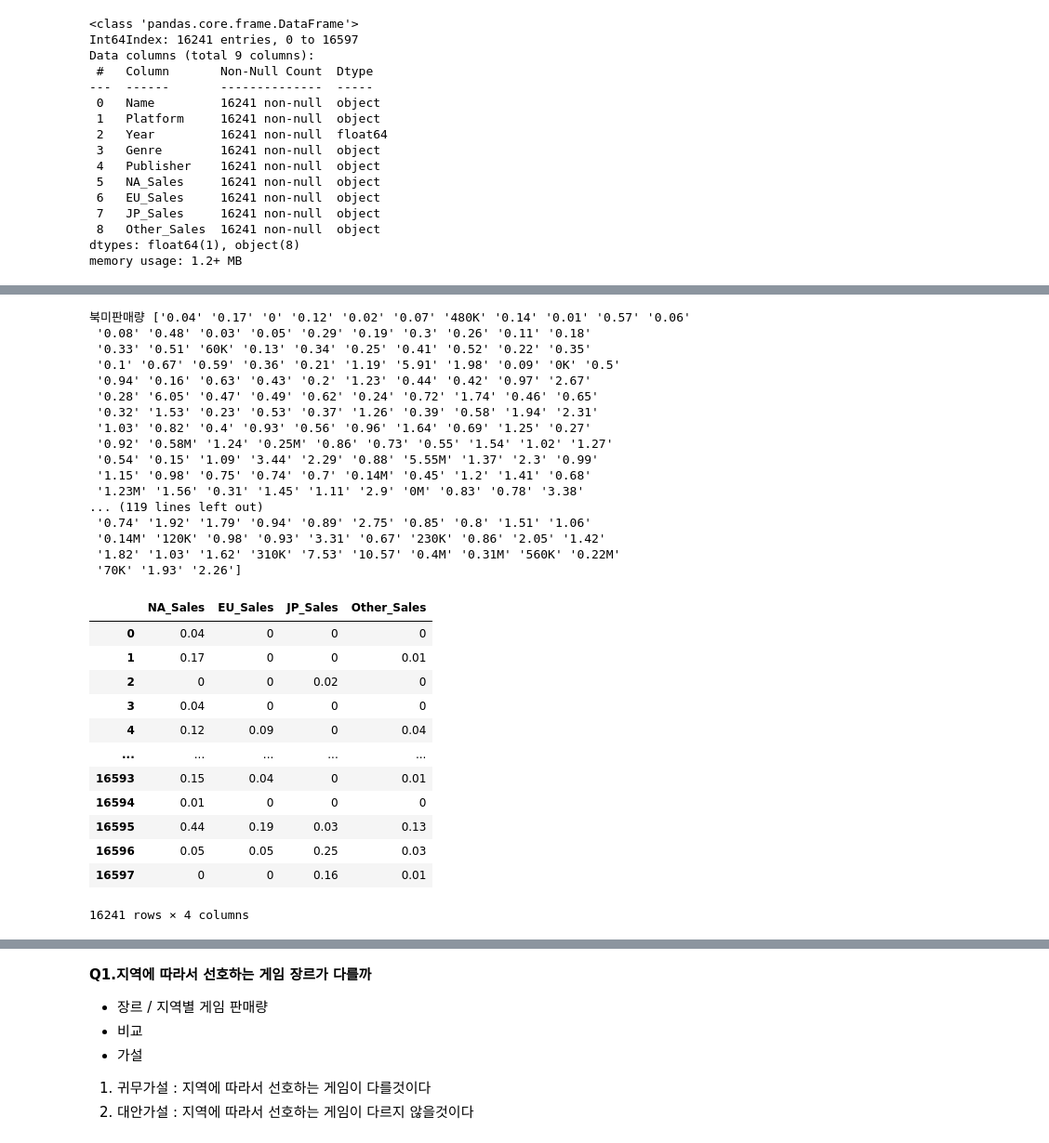
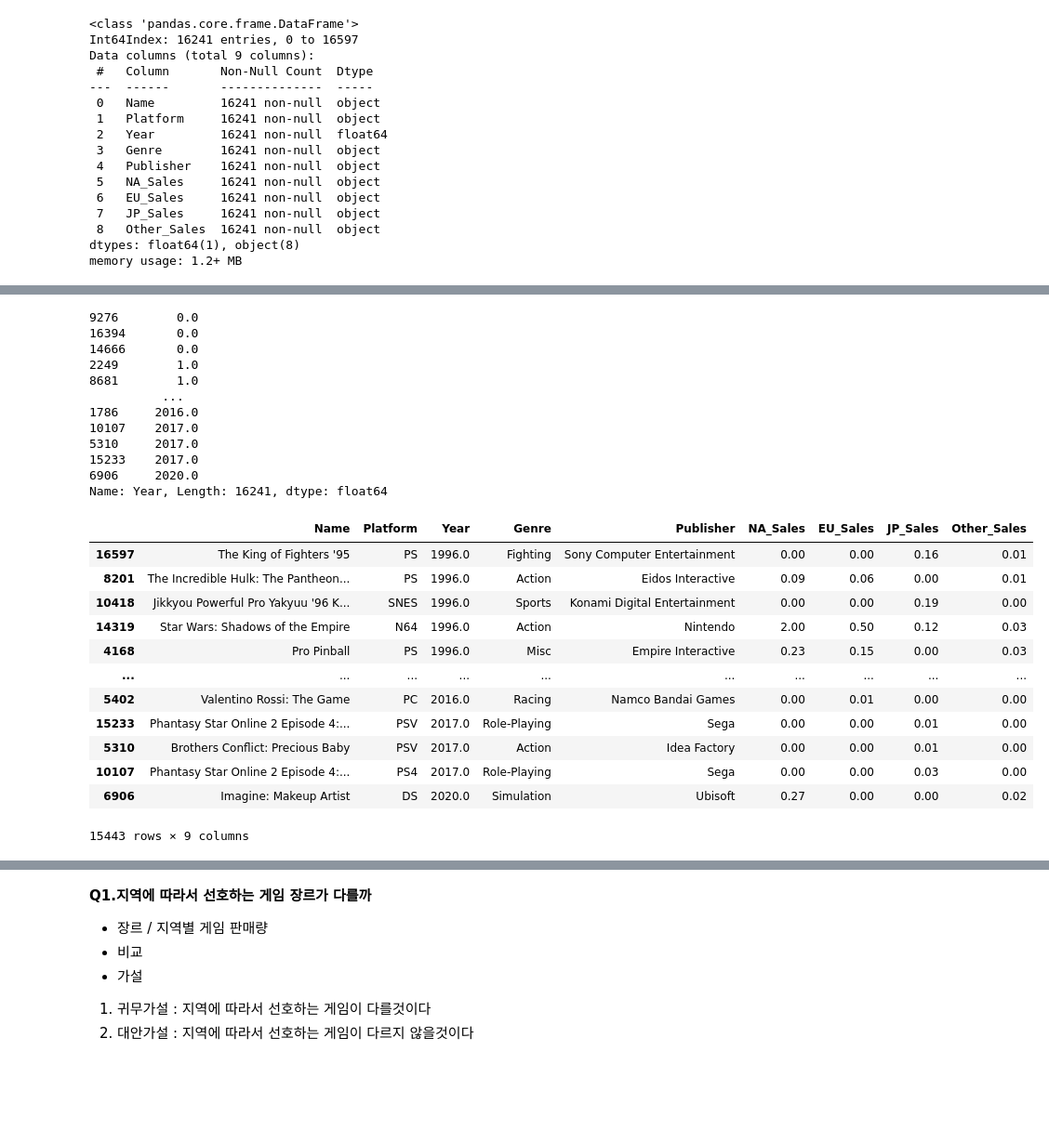
Before and after one commit to ixxxxuxo/project_01, a Jupyter notebook: AI_01_박상효_Section1.ipynb, the cells around one changed output, grey strips where cells are left out. Shown at 93% size. Drawn from its saved outputs; the diff is of its cells as text; code cells hidden in the pictures; blank space fills up the shorter version.

```diff
--- a/AI_01_박상효_Section1.ipynb
+++ b/AI_01_박상효_Section1.ipynb
@@ -116,41 +96,19 @@ Name: K_NA_Sales, Length: 16241, dtype: bool
-# %%
-#지역별 판매량에 이상치가 있는지 확인
-print('북미판매량',df['NA_Sales'].unique(),'\n')
-print('유럽판매량',df['EU_Sales'].unique(),'\n')
-print('일본판매량',df['JP_Sales'].unique(),'\n')
-print('기타판매량',df['Other_Sales'].unique(),'\n')
-# %% [output]
-북미판매량 ['0.04' '0.17' '0' '0.12' '0.02' '0.07' '480K' '0.14' '0.01' '0.57' '0.06'
- '0.08' '0.48' '0.03' '0.05' '0.29' '0.19' '0.3' '0.26' '0.11' '0.18'
- '0.33' '0.51' '60K' '0.13' '0.34' '0.25' '0.41' '0.52' '0.22' '0.35'
- '0.1' '0.67' '0.59' '0.36' '0.21' '1.19' '5.91' '1.98' '0.09' '0K' '0.5'
- '0.94' '0.16' '0.63' '0.43' '0.2' '1.23' '0.44' '0.42' '0.97' '2.67'
- '0.28' '6.05' '0.47' '0.49' '0.62' '0.24' '0.72' '1.74' '0.46' '0.65'
- '0.32' '1.53' '0.23' '0.53' '0.37' '1.26' '0.39' '0.58' '1.94' '2.31'
- '1.03' '0.82' '0.4' '0.93' '0.56' '0.96' '1.64' '0.69' '1.25' '0.27'
- '0.92' '0.58M' '1.24' '0.25M' '0.86' '0.73' '0.55' '1.54' '1.02' '1.27'
- '0.54' '0.15' '1.09' '3.44' '2.29' '0.88' '5.55M' '1.37' '2.3' '0.99'
- '1.15' '0.98' '0.75' '0.74' '0.7' '0.14M' '0.45' '1.2' '1.41' '0.68'
- '1.23M' '1.56' '0.31' '1.45' '1.11' '2.9' '0M' '0.83' '0.78' '3.38'
-... (119 lines left out)
- '0.74' '1.92' '1.79' '0.94' '0.89' '2.75' '0.85' '0.8' '1.51' '1.06'
- '0.14M' '120K' '0.98' '0.93' '3.31' '0.67' '230K' '0.86' '2.05' '1.42'
- '1.82' '1.03' '1.62' '310K' '7.53' '10.57' '0.4M' '0.31M' '560K' '0.22M'
- '70K' '1.93' '2.26']
 # %%
-total_sales = pd.DataFrame(data=df,columns=['NA_Sales','EU_Sales','JP_Sales','Other_Sales'])
-total_sales
+total_sales = pd.DataFrame(data=df,columns=['NA_Sales','EU_Sales','JP_Sales','Other_Sales','Year'])
+# print(total_sales['Year'])
+total_sales = total_sales.sort_values(by=['Year'],ascending=True)
+# unique = total_sales['Year'].value_counts()
+total_sales['Year']
 # %% [output]
-|  | NA_Sales | EU_Sales | JP_Sales | Other_Sales |
-| 0 | 0.04 | 0 | 0 | 0 |
-| 1 | 0.17 | 0 | 0 | 0.01 |
-| 2 | 0 | 0 | 0.02 | 0 |
-| 3 | 0.04 | 0 | 0 | 0 |
-| 4 | 0.12 | 0.09 | 0 | 0.04 |
-| ... | ... | ... | ... | ... |
-| 16593 | 0.15 | 0.04 | 0 | 0.01 |
-| 16594 | 0.01 | 0 | 0 | 0 |
-| 16595 | 0.44 | 0.19 | 0.03 | 0.13 |
-| 16596 | 0.05 | 0.05 | 0.25 | 0.03 |
-| 16597 | 0 | 0 | 0.16 | 0.01 |
-16241 rows × 4 columns
+9276        0.0
+16394       0.0
+14666       0.0
+2249        1.0
+8681        1.0
+          ...
+1786     2016.0
+10107    2017.0
+5310     2017.0
+15233    2017.0
+6906     2020.0
+Name: Year, Length: 16241, dtype: float64
@@ -162,0 +115,18 @@ drop_df = df.dropna('')
+# %%
+new_year = total_sales['Year'] > 1995.0
+year_sort = df[new_year].sort_values(by=['Year'],ascending=True)
+year_sort
+# %% [output]
+|  | Name | Platform | Year | Genre | Publisher | NA_Sales | EU_Sales | JP_Sales | Other_Sales |
+| 16597 | The King of Fighters '95 | PS | 1996.0 | Fighting | Sony Computer Entertainment | 0.00 | 0.00 | 0.16 | 0.01 |
+| 8201 | The Incredible Hulk: The Pantheon... | PS | 1996.0 | Action | Eidos Interactive | 0.09 | 0.06 | 0.00 | 0.01 |
+| 10418 | Jikkyou Powerful Pro Yakyuu '96 K... | SNES | 1996.0 | Sports | Konami Digital Entertainment | 0.00 | 0.00 | 0.19 | 0.00 |
+| 14319 | Star Wars: Shadows of the Empire | N64 | 1996.0 | Action | Nintendo | 2.00 | 0.50 | 0.12 | 0.03 |
+| 4168 | Pro Pinball | PS | 1996.0 | Misc | Empire Interactive | 0.23 | 0.15 | 0.00 | 0.03 |
+| ... | ... | ... | ... | ... | ... | ... | ... | ... | ... |
+| 5402 | Valentino Rossi: The Game | PC | 2016.0 | Racing | Namco Bandai Games | 0.00 | 0.01 | 0.00 | 0.00 |
+| 15233 | Phantasy Star Online 2 Episode 4:... | PSV | 2017.0 | Role-Playing | Sega | 0.00 | 0.00 | 0.01 | 0.00 |
+| 5310 | Brothers Conflict: Precious Baby | PSV | 2017.0 | Action | Idea Factory | 0.00 | 0.00 | 0.01 | 0.00 |
+| 10107 | Phantasy Star Online 2 Episode 4:... | PS4 | 2017.0 | Role-Playing | Sega | 0.00 | 0.00 | 0.03 | 0.00 |
+| 6906 | Imagine: Makeup Artist | DS | 2020.0 | Simulation | Ubisoft | 0.27 | 0.00 | 0.00 | 0.02 |
+15443 rows × 9 columns
```
Also changed, not shown: parts of 12 cells of this notebook.
